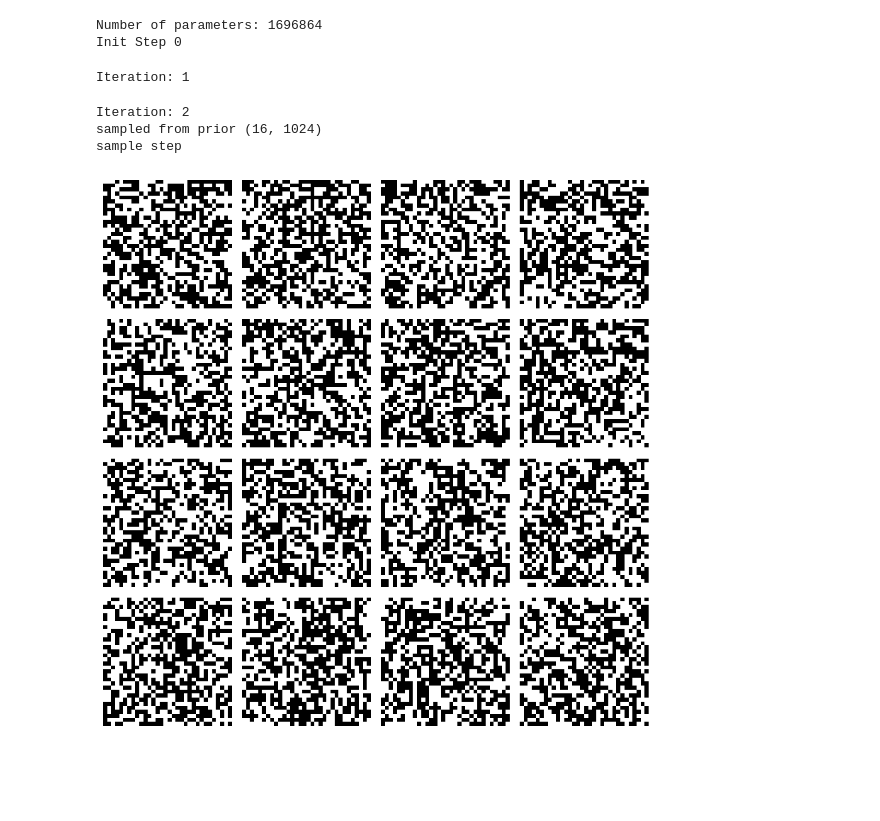
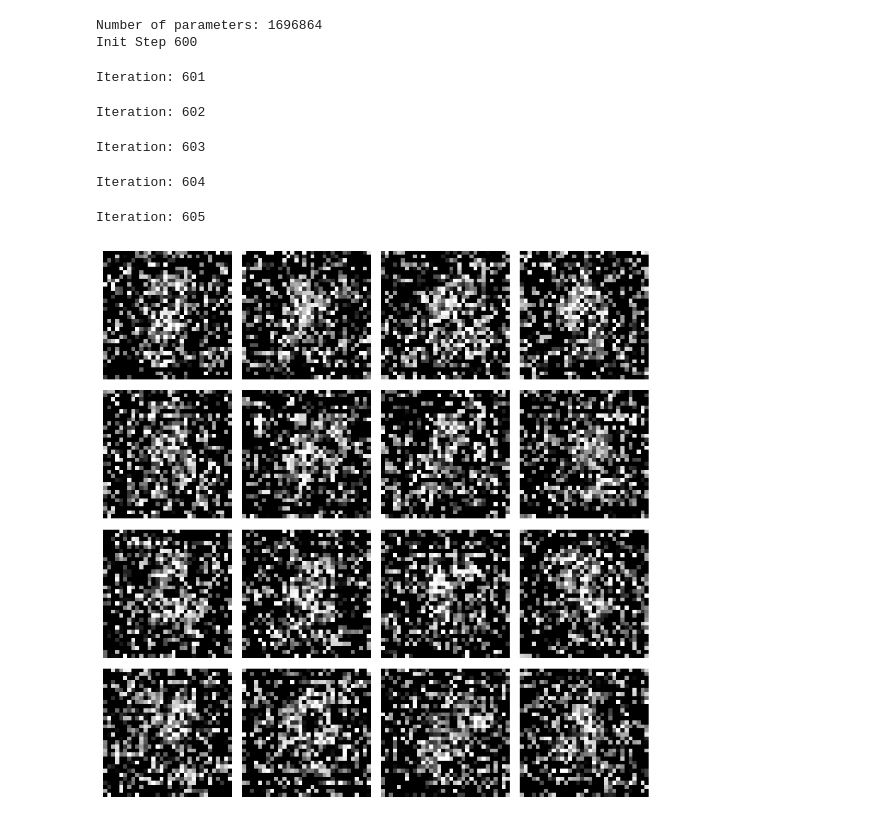
Before and after one commit to paulffm/Continuous-Time-Diffusion-Models-for-Discrete-Data, a Jupyter notebook: ContTimeDiscreteSpace/SDDM/mnist_train.ipynb, the cells around one changed output. Cells and saved outputs as stored; diff of their text form; code cells hidden in the pictures; blank space fills up the shorter version.

```diff
--- a/ContTimeDiscreteSpace/SDDM/mnist_train.ipynb
+++ b/ContTimeDiscreteSpace/SDDM/mnist_train.ipynb
@@ -14,7 +14,7 @@ import os
 from flax import linen as nn
 from lib.models.forward_model import UniformForward
 # %%
-train_resume = False
+train_resume = True
 
 if not train_resume:
     config = get_config()
@@ -22,7 +22,7 @@ if not train_resume:
 
 else:
     path = 'SavedModels/MNIST'
-    date = '2023-09-17'
+    date = '2023-10-07'
     config_name = 'config_001.yaml'
     config_path = os.path.join(path, date, config_name)
 
@@ -46,13 +46,15 @@ print("Number of parameters:", sum(x.size for x in jax.tree_util.tree_leaves(sta
 
 if train_resume:
     load_dir = 'SavedModels/MNIST'
-    date = '2023-09-16'
-    model_name = 'checkpoint_2'
+    date = '2023-10-07'
+    model_name = 'checkpoint_600'
     checkpoint_path = os.path.join(path, date, model_name)
     state = bookkeeping.load_model(checkpoint_path, state)
-    config.total_train_steps = 5
+    config.total_train_steps = 605
+    config.sampling_steps = 1000
     config.sample_freq = 5
-    config.checkpoint_freq = 1
+    config.checkpoint_freq = 2
+    bookkeeping.save_config(config, config.save_dir)
 
 init_step = state.step
 #state = flax.jax_utils.replicate(state)
@@ -71,40 +73,43 @@ lr_schedule = optim.build_lr_schedule(config)
 n_samples = 16
 # %% [output]
 Number of parameters: 1696864
-Init Step 0
+Init Step 600
 # %%
 
 for step in tqdm(range(init_step + 1, config.total_train_steps + 1)):
     print("Iteration:", step)
 
     #batch = fn_data_preprocess(next(train_ds))
     batch = next(train_ds)
 
     process_rng_key = jax.random.fold_in(process_rng_key, step)
     # for cpu:
     step_rng_keys = process_rng_key
     #step_rng_keys = utils.shard_prng_key(process_rng_key)
 
     state, aux = train_step_fn(state, step_rng_keys, batch)
 
     #if step % config.log_every_steps == 0:
     #    aux = jax.device_get(flax.jax_utils.unreplicate(aux))
     #    aux["train/lr"] = lr_schedule(step)
     if (step) % config.checkpoint_freq == 0 or step == config.total_train_steps:
         bookkeeping.save_model(config.save_dir, state, step)
 
     if step % config.sample_freq == 0 or step == config.total_train_steps:
-        process_sample_rng_key = jax.random.fold_in(sample_key, jax.process_index())
+        sample_key, sub_sample_key = jax.random.split(sample_key)
+        process_sample_rng_key = jax.random.fold_in(sub_sample_key, jax.process_index())
+
         samples = model.sample_loop(state, process_sample_rng_key, n_samples, conditioner=None)
         #  samples = utils.all_gather(samples)
         samples = jnp.reshape(samples, (n_samples, config.image_size, config.image_size, 1))
         saving_plot_path = os.path.join(config.sample_plot_path, f"samples_epoch_{step}.png")
         datasets_utils.plot_mnist_batch(samples, saving_plot_path)
 # %% [output]
-Iteration: 1
+Iteration: 601
-Iteration: 2
-sampled from prior (16, 1024)
-sample step
+Iteration: 602
+Iteration: 603
+Iteration: 604
+Iteration: 605
-[figure, old version]
+[figure, new version]
 # %%
 # config.image_size = 28
```
Also changed, not shown: parts of 1 cell of this notebook.
